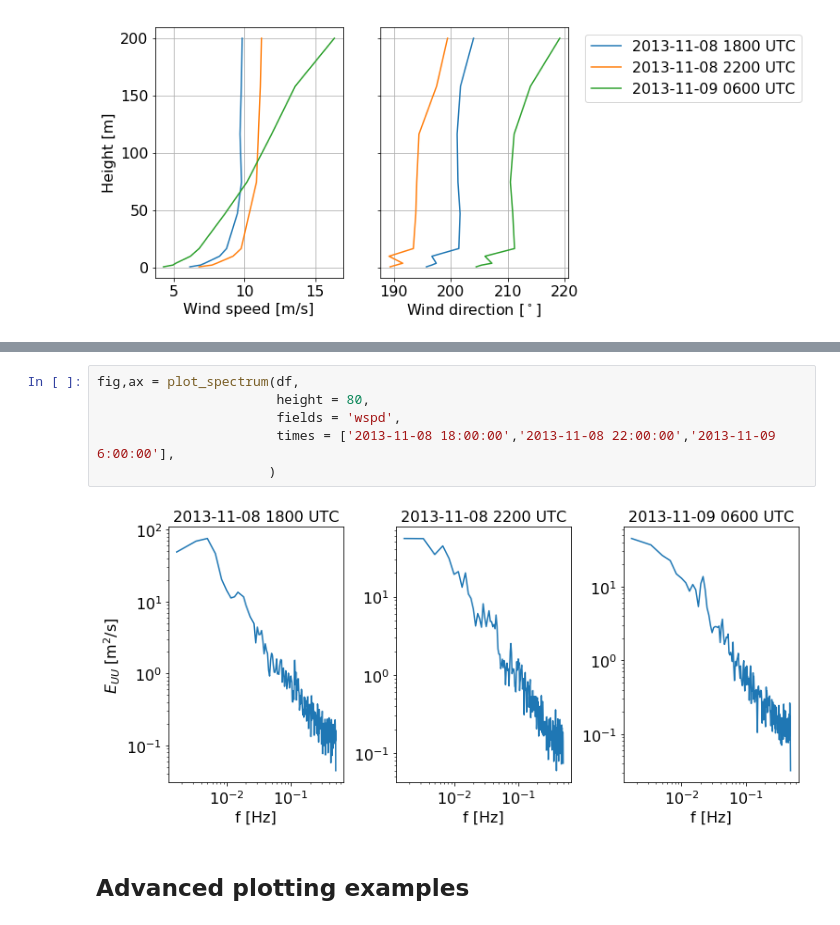
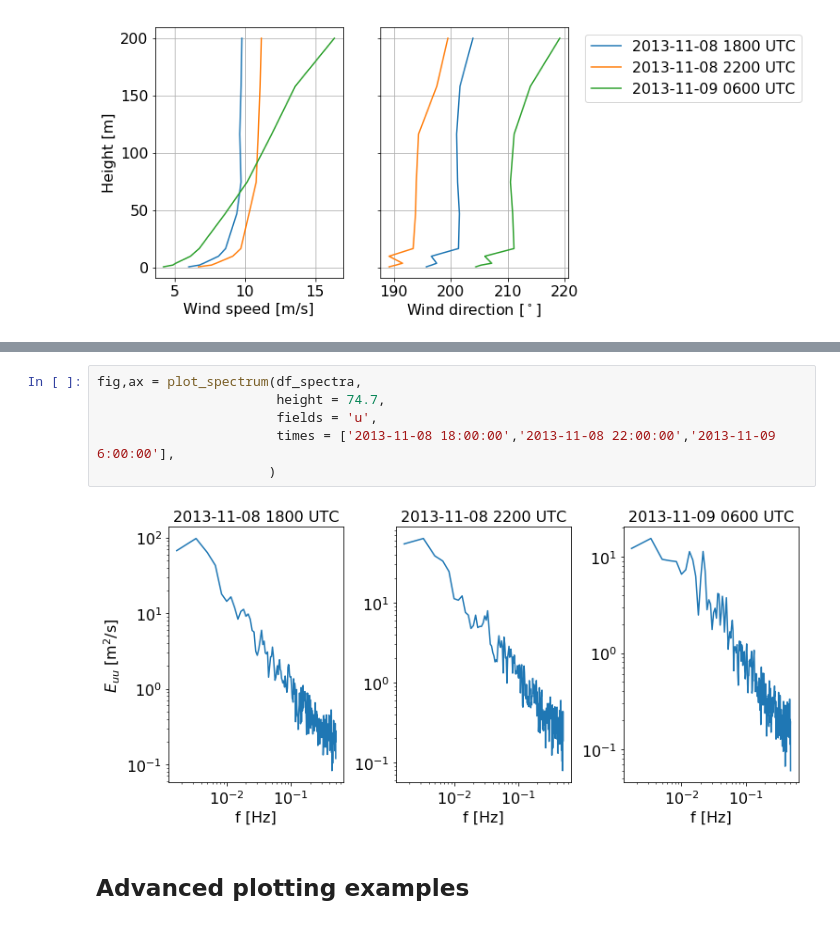
Before and after one commit to a2e-mmc/mmctools, a Jupyter notebook: example_plotting.ipynb, the cells around one changed output, grey strips where cells are left out. Cells and saved outputs as stored; diff of their text form.

```diff
--- a/example_plotting.ipynb
+++ b/example_plotting.ipynb
@@ -74,11 +129,11 @@ fig,ax,cbar = plot_timeheight(df10,fields = ['wspd','wdir'])
 # %%
-fig,ax = plot_spectrum(df,
-                       height = 80,
-                       fields = 'wspd',
+fig,ax = plot_spectrum(df_spectra,
+                       height = 74.7,
+                       fields = 'u',
                        times = ['2013-11-08 18:00:00','2013-11-08 22:00:00','2013-11-09 6:00:00'],
                       )
 # %% [output]
-[figure, old version]
+[figure, new version]
 # %% [markdown]
 ## Advanced plotting examples
 # %% [markdown]
```
Also changed, not shown: parts of 11 cells of this notebook.
